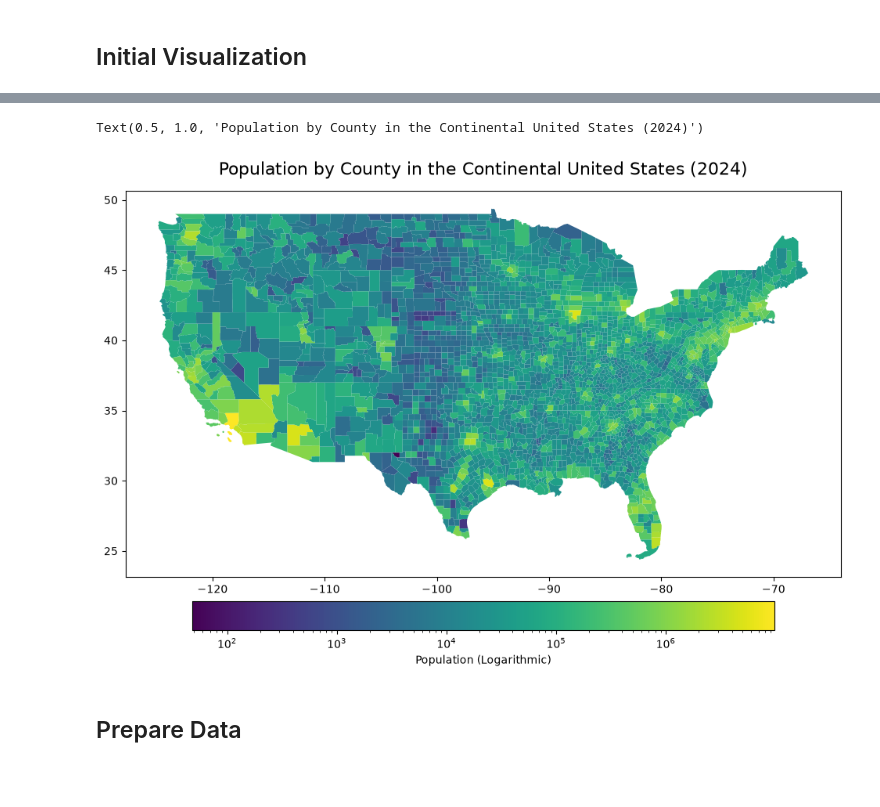
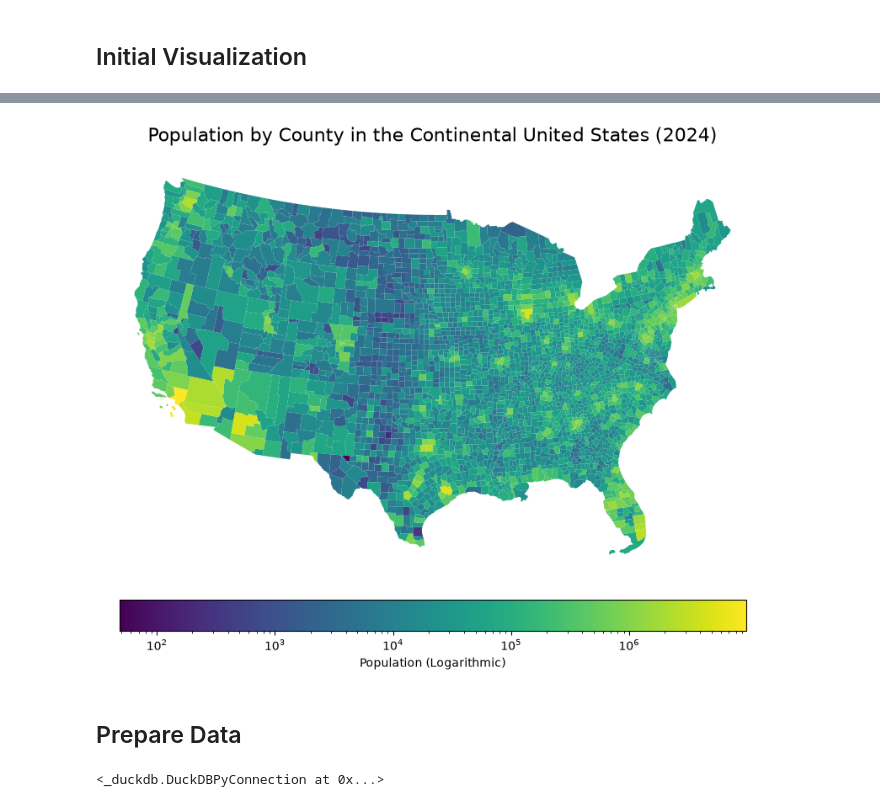
Before and after one commit to sralter/spatial_practice, a Jupyter notebook: sp.ipynb, the cells around one changed output, grey strips where cells are left out. Cells and saved outputs as stored; diff of their text form; code cells hidden in the pictures; blank space fills up the shorter version.

```diff
--- a/sp.ipynb
+++ b/sp.ipynb
@@ -36,31 +39,69 @@ Text(0.5, 1.0, 'Starbucks Locations in the Continental United States')
 # %%
 # counties polygon data from census TIGER/Line shapefiles
 
-counties = gdf.read_parquet('data/us_county_population_with_geometry.parquet')
+counties_original = gdf.read_parquet('data/us_county_population_with_geometry.parquet')
 for state in ['Alaska', 'Hawaii', 'Puerto Rico']:
-    counties = counties[counties['state_name'] != state]
+    counties_original = counties_original[counties_original['state_name'] != state]
+
+counties = counties_original.to_crs('EPSG:5070')
 
 ax = counties.plot(
     column='pop_2024',
     cmap='viridis',
     legend=True,
     norm=colors.LogNorm(vmin=counties['pop_2024'].min(), vmax=counties['pop_2024'].max()),
     figsize=(12, 8),
     legend_kwds={
         'label': "Population (Logarithmic)",
         'orientation': "horizontal",
         "shrink": 0.8,
         "pad": 0.05}
 )
 
 ax.set_title(
     "Population by County in the Continental United States (2024)",
     fontsize=16,
     pad=15,
 )
+
+ax.set_axis_off()
 # %% [output]
-Text(0.5, 1.0, 'Population by County in the Continental United States (2024)')
-[figure, old version]
+[figure, new version]
 # %% [markdown]
 ## Prepare Data
+# %%
+# convert geometry to WKB
+# register layers with duckdb
+# convert the wkb back to duckdb's native geometry type
+
+counties_sql = counties.copy()
+counties_sql["geometry"] = counties_sql.geometry.to_wkb()
+
+starbucks_sql = starbucks.copy()
+starbucks_sql["geometry"] = starbucks_sql.geometry.to_wkb()
+import duckdb
+
+con = duckdb.connect()
+con.execute("INSTALL spatial; LOAD spatial;")
+
+con.register("counties_raw", counties_sql)
+con.register("starbucks_raw", starbucks_sql)
+
+con.execute("""
+create or replace view counties as
+select
+    * exclude geometry
+    ,st_geomfromwkb(geometry) as geometry
+from counties_raw;
+""")
+
+con.execute("""
+create or replace view starbucks as
+select
+    * exclude geometry,
+    st_geomfromwkb(geometry) as geometry
+from starbucks_raw;
+""")
+# %% [output]
+<_duckdb.DuckDBPyConnection at 0x...>
 # %%
```
Also changed, not shown: parts of 2 cells of this notebook.
